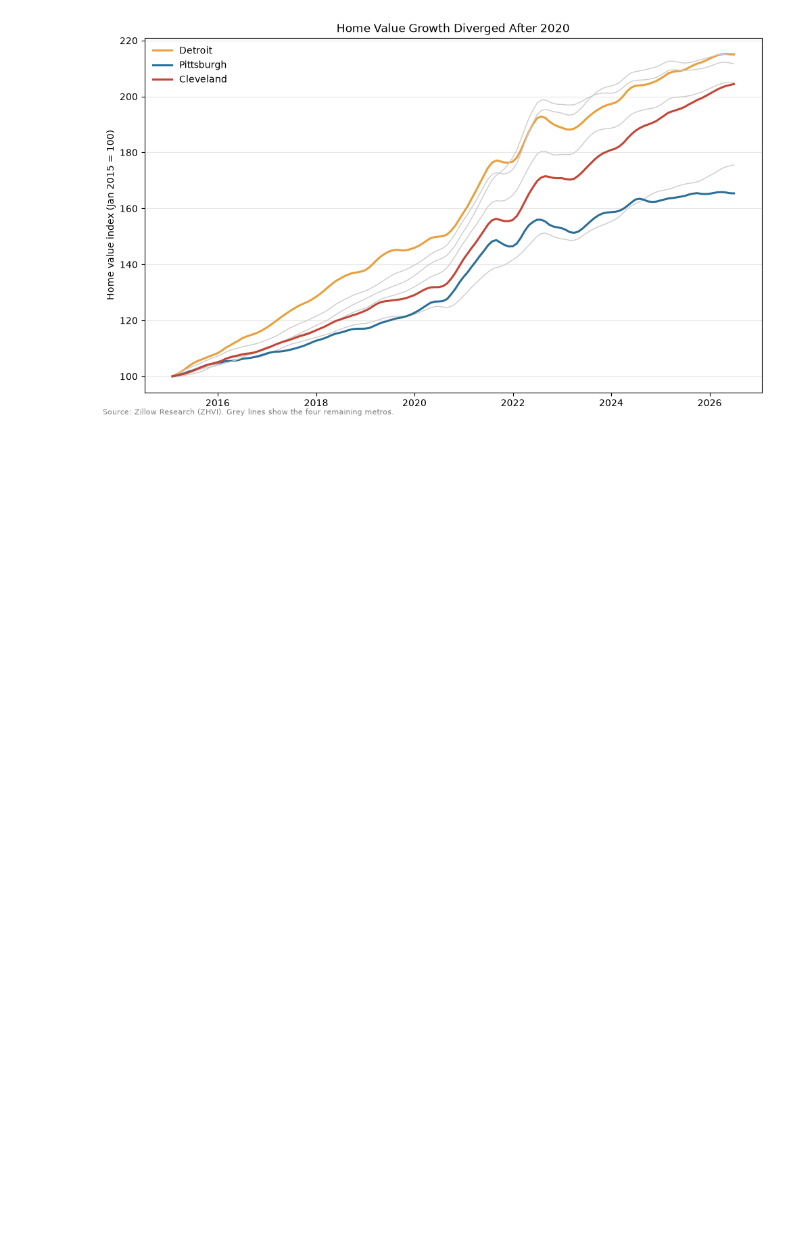
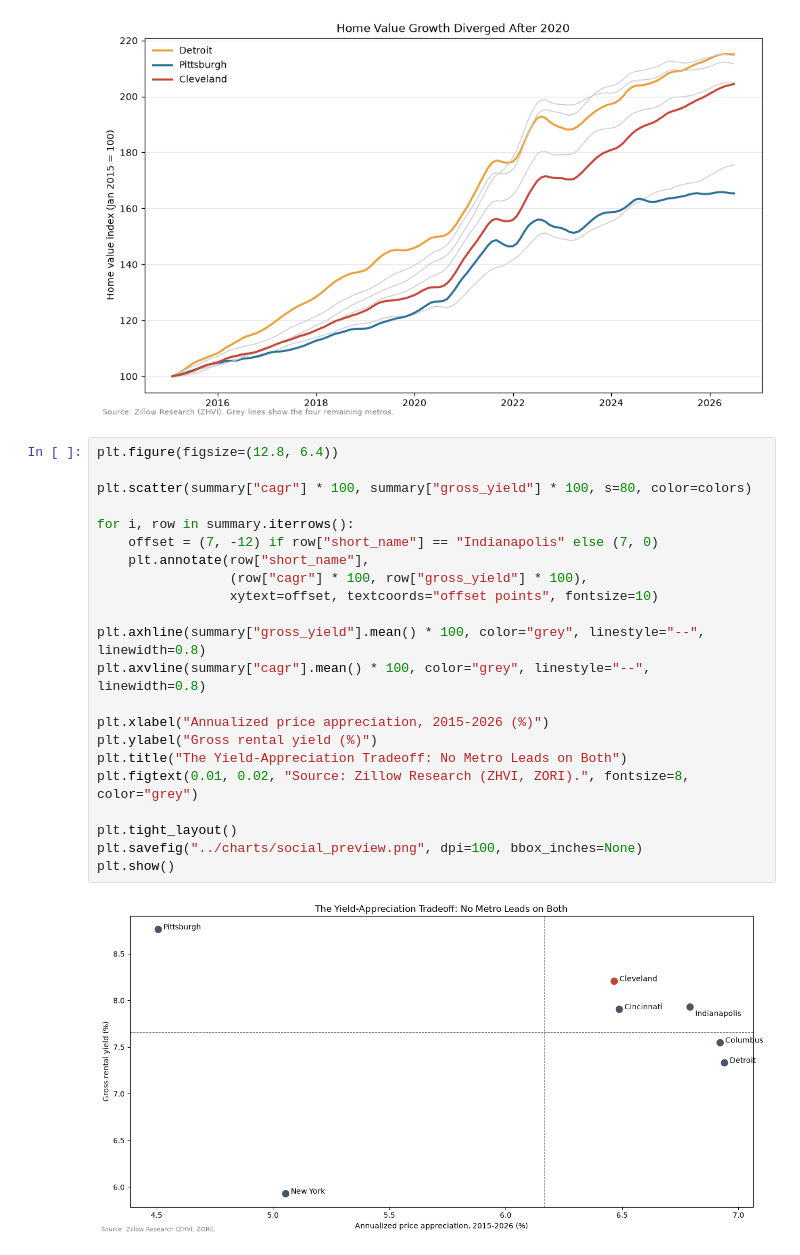
Before and after one commit to mrudangjikar/metro-housing-analysis, a Jupyter notebook: notebooks/metro_analysis.ipynb, the cells around one changed output. Saved outputs shown, nothing was run; the diff lists cells and outputs as text; blank space fills up the shorter version.

Commit message:
Add social preview chart cell

```diff
--- a/notebooks/metro_analysis.ipynb
+++ b/notebooks/metro_analysis.ipynb
@@ -601,3 +601,27 @@ plt.savefig("../charts/indexed_growth.png", dpi=150, bbox_inches="tight")
 plt.show()
 # %% [output]
 [figure]
+# %%
+plt.figure(figsize=(12.8, 6.4))
+
+plt.scatter(summary["cagr"] * 100, summary["gross_yield"] * 100, s=80, color=colors)
+
+for i, row in summary.iterrows():
+    offset = (7, -12) if row["short_name"] == "Indianapolis" else (7, 0)
+    plt.annotate(row["short_name"],
+                 (row["cagr"] * 100, row["gross_yield"] * 100),
+                 xytext=offset, textcoords="offset points", fontsize=10)
+
+plt.axhline(summary["gross_yield"].mean() * 100, color="grey", linestyle="--", linewidth=0.8)
+plt.axvline(summary["cagr"].mean() * 100, color="grey", linestyle="--", linewidth=0.8)
+
+plt.xlabel("Annualized price appreciation, 2015-2026 (%)")
+plt.ylabel("Gross rental yield (%)")
+plt.title("The Yield-Appreciation Tradeoff: No Metro Leads on Both")
+plt.figtext(0.01, 0.02, "Source: Zillow Research (ZHVI, ZORI).", fontsize=8, color="grey")
+
+plt.tight_layout()
+plt.savefig("../charts/social_preview.png", dpi=100, bbox_inches=None)
+plt.show()
+# %% [output]
+[figure, added]
```
